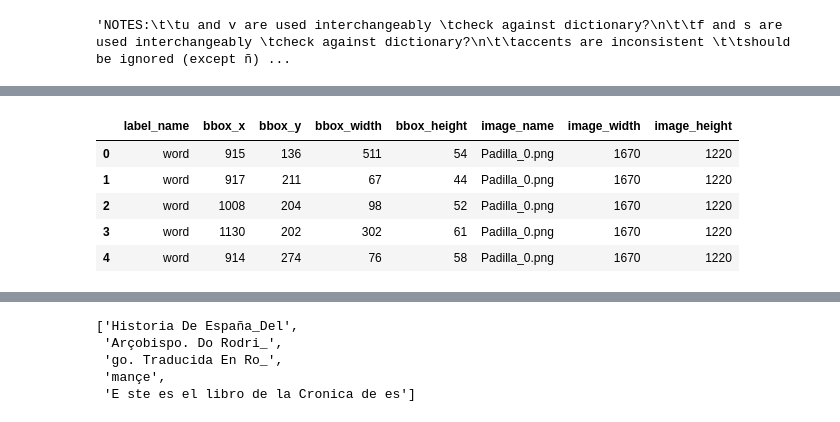
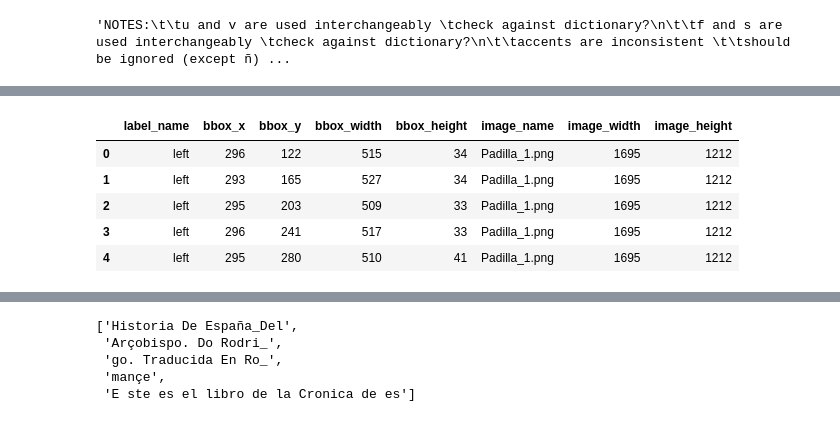
Before and after one commit to yamanoko/SeqCLR_RenaissanceSpanish, a Jupyter notebook: make_dataset.ipynb, the cells around one changed output, grey strips where cells are left out. Drawn from its saved outputs; the diff is of its cells as text; code cells hidden in the pictures.

```diff
--- a/make_dataset.ipynb
+++ b/make_dataset.ipynb
@@ -171,12 +145,12 @@ for i, each_list in enumerate(filtered_list):
 # %%
 import pandas as pd
 
-bbox = pd.read_csv('Padilla_v2/bbox.csv')
+bbox = pd.read_csv('Padilla/bbox.csv')
 bbox.head()
 # %% [output]
 |  | label_name | bbox_x | bbox_y | bbox_width | bbox_height | image_name | image_width | image_height |
-| 0 | word | 915 | 136 | 511 | 54 | Padilla_0.png | 1670 | 1220 |
-| 1 | word | 917 | 211 | 67 | 44 | Padilla_0.png | 1670 | 1220 |
-| 2 | word | 1008 | 204 | 98 | 52 | Padilla_0.png | 1670 | 1220 |
-| 3 | word | 1130 | 202 | 302 | 61 | Padilla_0.png | 1670 | 1220 |
-| 4 | word | 914 | 274 | 76 | 58 | Padilla_0.png | 1670 | 1220 |
+| 0 | left | 296 | 122 | 515 | 34 | Padilla_1.png | 1695 | 1212 |
+| 1 | left | 293 | 165 | 527 | 34 | Padilla_1.png | 1695 | 1212 |
+| 2 | left | 295 | 203 | 509 | 33 | Padilla_1.png | 1695 | 1212 |
+| 3 | left | 296 | 241 | 517 | 33 | Padilla_1.png | 1695 | 1212 |
+| 4 | left | 295 | 280 | 510 | 41 | Padilla_1.png | 1695 | 1212 |
```
Also changed, not shown: parts of 31 cells of this notebook, 6 other files.
